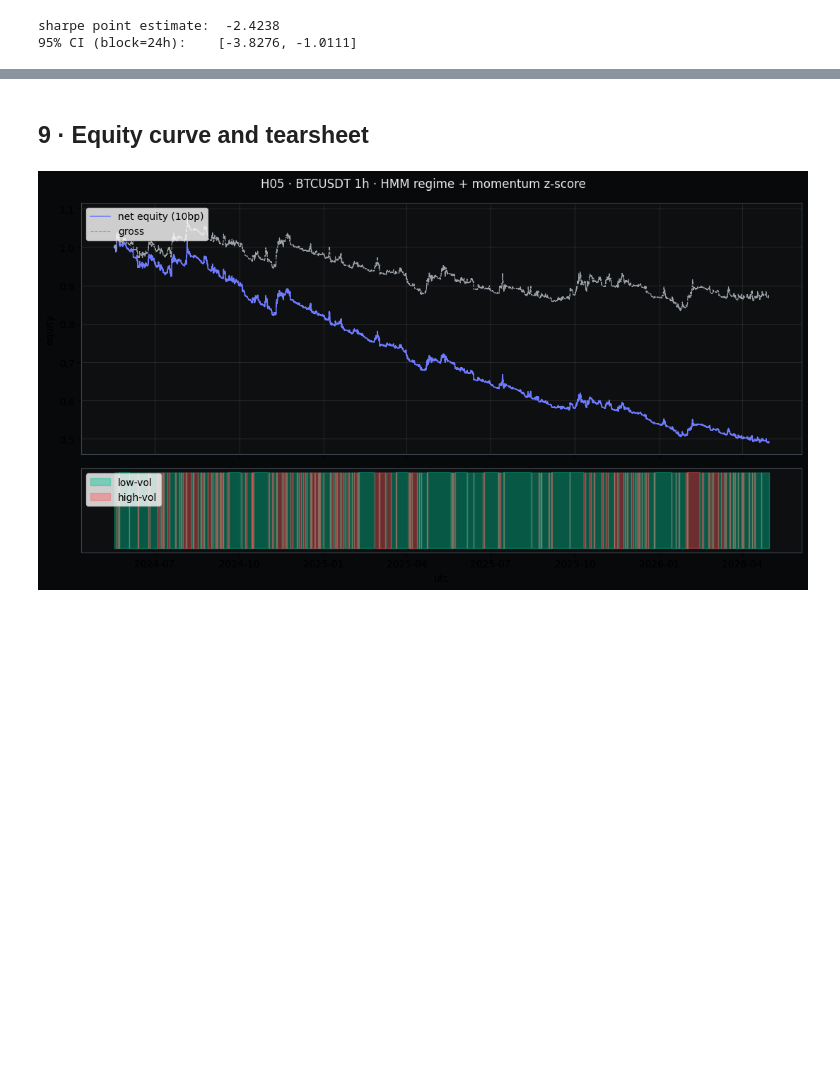
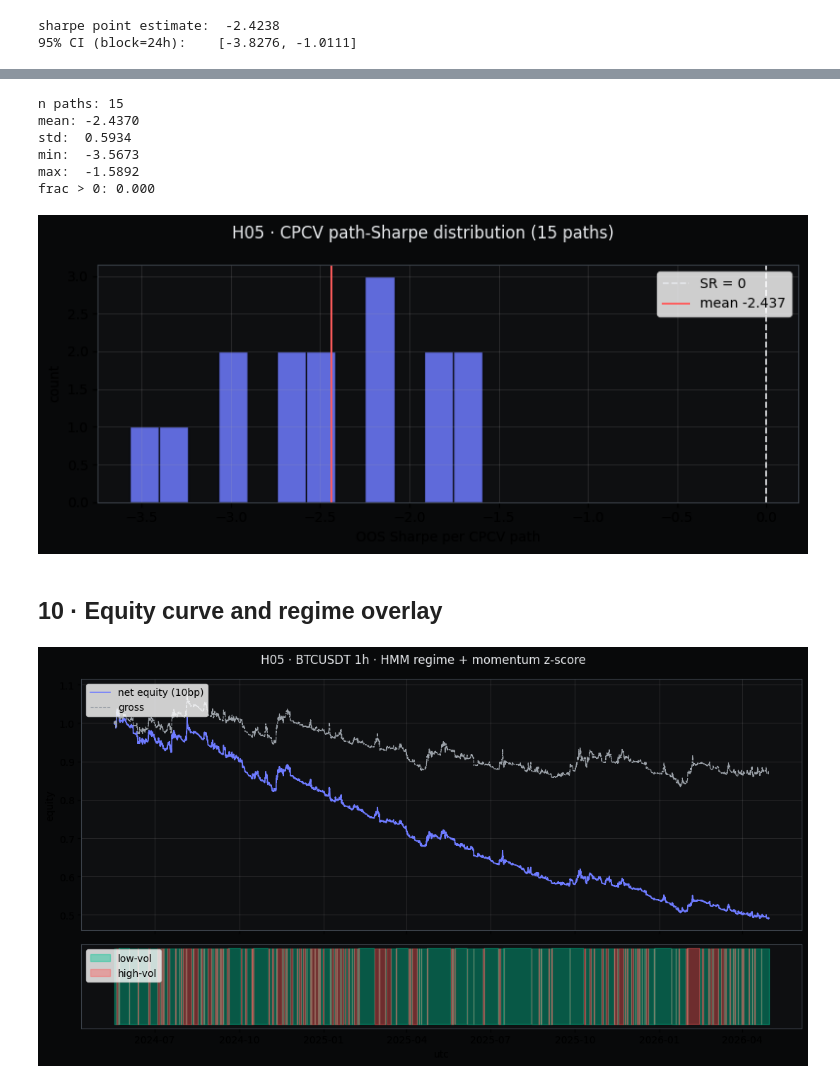
Before and after one commit to Adi-gitX/Praxis, a Jupyter notebook: research/H05_hmm_volatility_regime.ipynb, the cells around one changed output, grey strips where cells are left out. Drawn from its saved outputs; the diff is of its cells as text; code cells hidden in the pictures; blank space fills up the shorter version.

```diff
--- a/research/H05_hmm_volatility_regime.ipynb
+++ b/research/H05_hmm_volatility_regime.ipynb
@@ -205,5 +213,42 @@ sharpe point estimate:  -2.4238
+# %%
+from praxis.backtest.purged_kfold import CombinatorialPurgedKFold
+
+cpcv = CombinatorialPurgedKFold(n_groups=6, n_test_groups=2, label_horizon=168, embargo_pct=0.01)
+cpcv_sharpes = []
+for train_idx, test_idx in cpcv.split(returns_arr):
+    cpcv_sharpes.append(sharpe(returns_arr[test_idx], periods_per_year=24*365))
+cpcv_sharpes_arr = np.array(cpcv_sharpes)
+print(f"n paths: {len(cpcv_sharpes_arr)}")
+print(f"mean: {cpcv_sharpes_arr.mean():.4f}")
+print(f"std:  {cpcv_sharpes_arr.std(ddof=0):.4f}")
+print(f"min:  {cpcv_sharpes_arr.min():.4f}")
+print(f"max:  {cpcv_sharpes_arr.max():.4f}")
+print(f"frac > 0: {(cpcv_sharpes_arr > 0).mean():.3f}")
+# %% [output]
+n paths: 15
+mean: -2.4370
+std:  0.5934
+min:  -3.5673
+max:  -1.5892
+frac > 0: 0.000
+# %%
+import matplotlib.pyplot as plt
+fig, ax = plt.subplots(figsize=(8, 3.5))
+ax.hist(cpcv_sharpes_arr, bins=12, color='#6E7BFF', edgecolor='#08090A', alpha=0.85)
+ax.axvline(0.0, color='#E6E8EB', lw=1.2, ls='--', label='SR = 0')
+ax.axvline(cpcv_sharpes_arr.mean(), color='#FF5C5C', lw=1.4, label=f'mean {cpcv_sharpes_arr.mean():.3f}')
+ax.set_facecolor('#0E0F11'); ax.set_xlabel('OOS Sharpe per CPCV path'); ax.set_ylabel('count')
+ax.legend(loc='upper right'); ax.grid(alpha=0.15)
+for spine in ax.spines.values():
+    spine.set_color('#3A4048')
+fig.patch.set_facecolor('#08090A')
+fig.suptitle('H05 · CPCV path-Sharpe distribution (15 paths)', color='#E6E8EB')
+fig.tight_layout()
+plt.show()
+# %% [output]
+[figure, added]
 # %% [markdown]
-## 9 · Equity curve and tearsheet
+## 10 · Equity curve and regime overlay
 # %%
 import matplotlib.pyplot as plt
 
```
Also changed, not shown: parts of 3 cells of this notebook, 5 other files.
